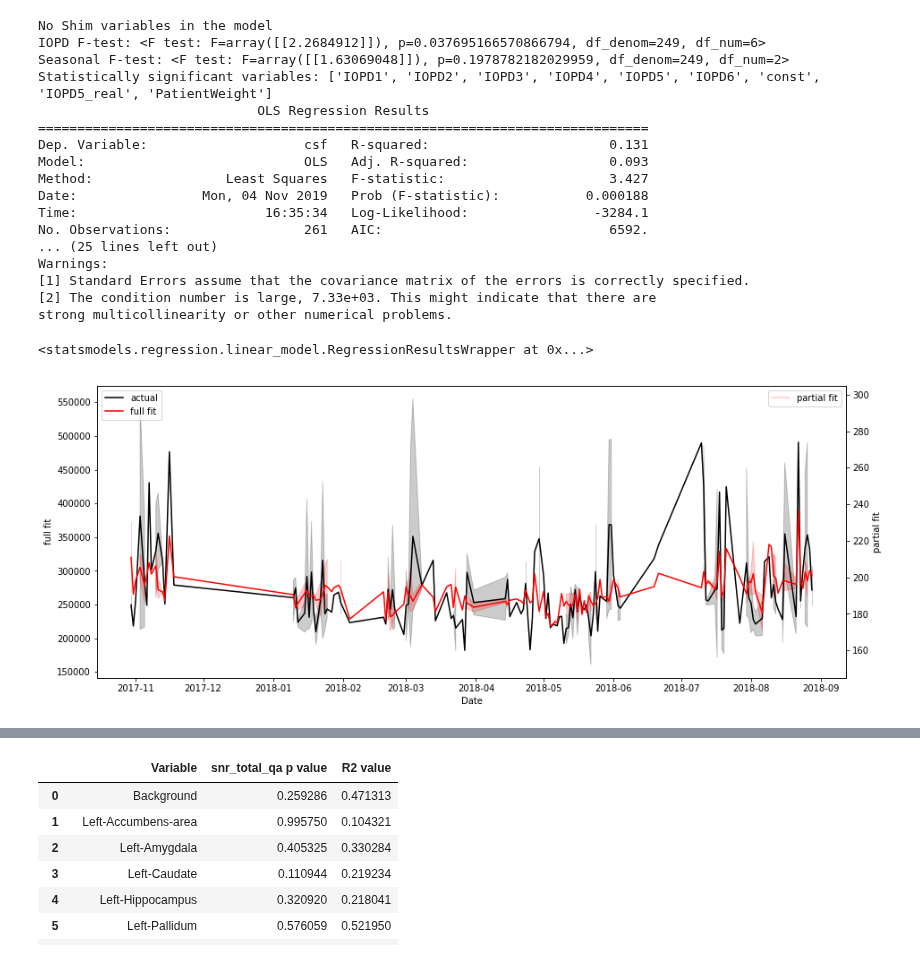
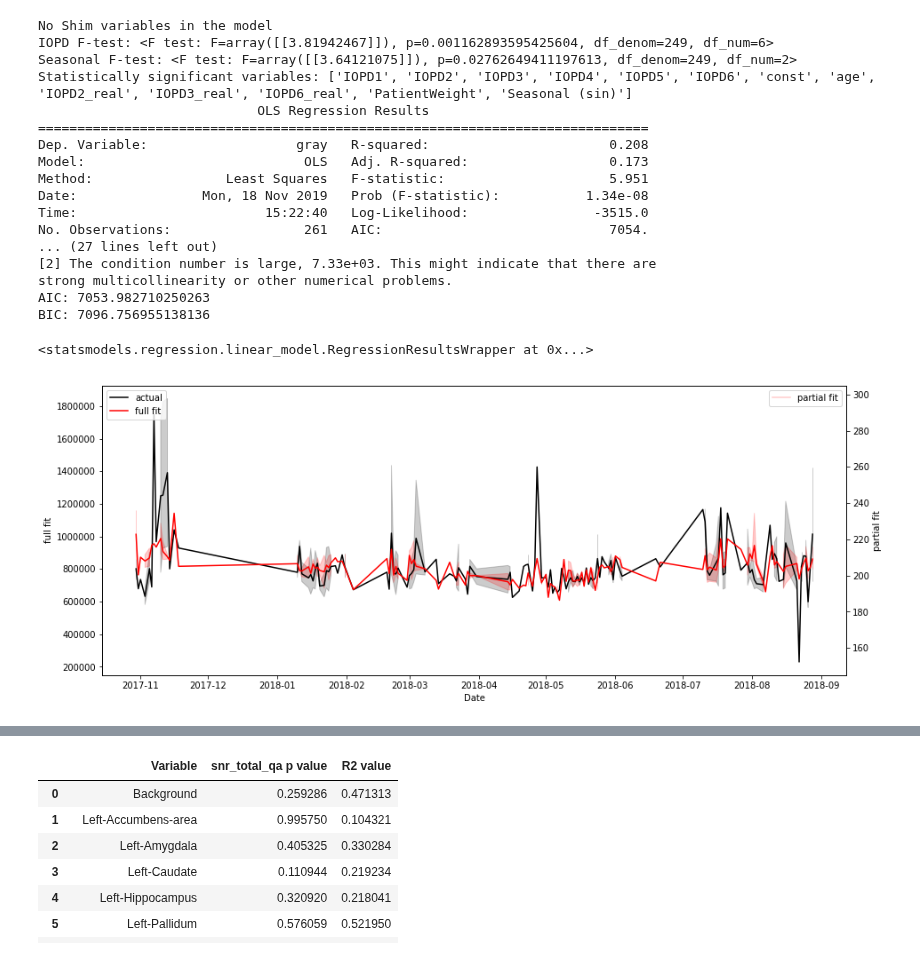
Before and after one commit to proj-nuisance/nuisance, a Jupyter notebook: ipy/nuisance_real_data.ipynb, the cells around one changed output, grey strips where cells are left out. Saved outputs shown, nothing was run; the diff lists cells and outputs as text; code cells hidden in the pictures.

```diff
--- a/ipy/nuisance_real_data.ipynb
+++ b/ipy/nuisance_real_data.ipynb
@@ -272,5 +100,5 @@ July17_df
 # %%
-Oct14_df = pd.DataFrame(July17_df,columns=['Date', 'csf', 'age', 'snr_total_qa', 'IOPD1_real', 'IOPD2_real', 'IOPD3_real',
+Oct14_df = pd.DataFrame(July17_df,columns=['Date', 'gray', 'age', 'snr_total_qa', 'IOPD1_real', 'IOPD2_real', 'IOPD3_real',
                                               'IOPD4_real', 'IOPD5_real', 'IOPD6_real', 'sex_male', 'PatientWeight',
                                               'Seasonal (sin)', 'Seasonal (cos)'])
 # %%
@@ -321,23 +149,23 @@ strong multicollinearity or other numerical problems.
 # %%
 # WITH ONLY SEASONAL
-regress('csf', Oct14_df, qa=False, real_data = True)
+regress('gray', Oct14_df, qa=False, real_data = True)
 # %% [output]
 No Shim variables in the model
-IOPD F-test: <F test: F=array([[2.2684912]]), p=0.037695166570866794, df_denom=249, df_num=6>
-Seasonal F-test: <F test: F=array([[1.63069048]]), p=0.1978782182029959, df_denom=249, df_num=2>
-Statistically significant variables: ['IOPD1', 'IOPD2', 'IOPD3', 'IOPD4', 'IOPD5', 'IOPD6', 'const', 'IOPD5_real', 'PatientWeight']
+IOPD F-test: <F test: F=array([[3.81942467]]), p=0.001162893595425604, df_denom=249, df_num=6>
+Seasonal F-test: <F test: F=array([[3.64121075]]), p=0.02762649411197613, df_denom=249, df_num=2>
+Statistically significant variables: ['IOPD1', 'IOPD2', 'IOPD3', 'IOPD4', 'IOPD5', 'IOPD6', 'const', 'age', 'IOPD2_real', 'IOPD3_real', 'IOPD6_real', 'PatientWeight', 'Seasonal (sin)']
                             OLS Regression Results
 ==============================================================================
-Dep. Variable:                    csf   R-squared:                       0.131
-Model:                            OLS   Adj. R-squared:                  0.093
-Method:                 Least Squares   F-statistic:                     3.427
-Date:                Mon, 04 Nov 2019   Prob (F-statistic):           0.000188
-Time:                        16:35:34   Log-Likelihood:                -3284.1
-No. Observations:                 261   AIC:                             6592.
-... (25 lines left out)
-Warnings:
-[1] Standard Errors assume that the covariance matrix of the errors is correctly specified.
+Dep. Variable:                   gray   R-squared:                       0.208
+Model:                            OLS   Adj. R-squared:                  0.173
+Method:                 Least Squares   F-statistic:                     5.951
+Date:                Mon, 18 Nov 2019   Prob (F-statistic):           1.34e-08
+Time:                        15:22:40   Log-Likelihood:                -3515.0
+No. Observations:                 261   AIC:                             7054.
+... (27 lines left out)
 [2] The condition number is large, 7.33e+03. This might indicate that there are
 strong multicollinearity or other numerical problems.
+AIC: 7053.982710250263
+BIC: 7096.756955138136
 <statsmodels.regression.linear_model.RegressionResultsWrapper at 0x...>
-[figure, old version]
+[figure, new version]
```
Also changed, not shown: parts of 12 cells of this notebook, 1 other file.
